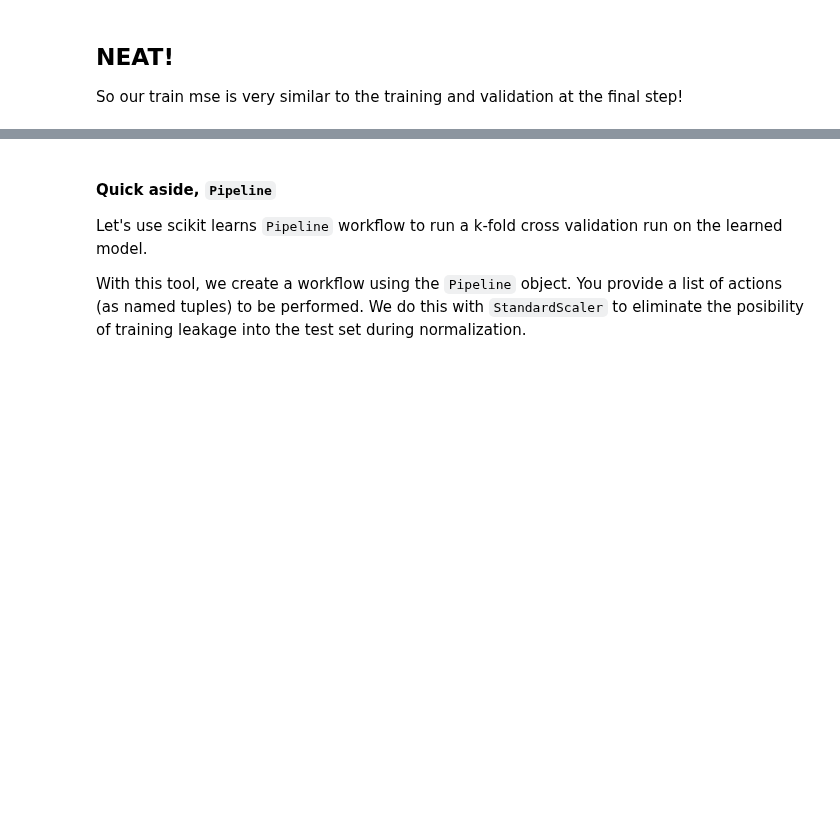
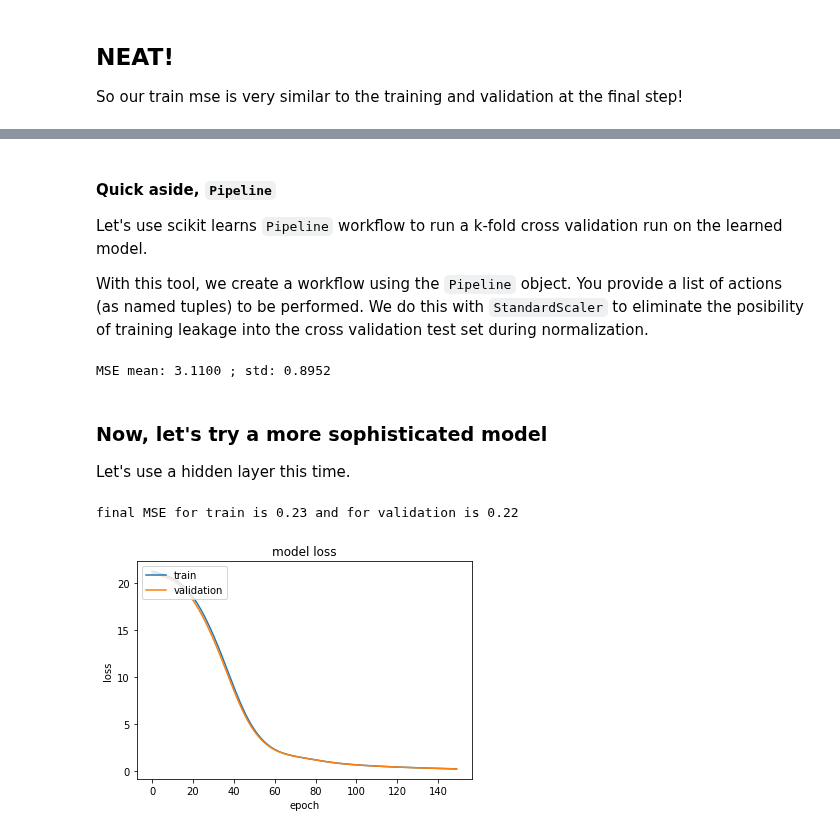
Before and after one commit to UWDIRECT/UWDIRECT.github.io, a Jupyter notebook: Wi18_content/DSMCER/slidegen/keras example.ipynb, the cells around one changed output, grey strips where cells are left out. Saved outputs shown, nothing was run; the diff lists cells and outputs as text; code cells hidden in the pictures; blank space fills up the shorter version.

```diff
--- a/Wi18_content/DSMCER/slidegen/keras example.ipynb
+++ b/Wi18_content/DSMCER/slidegen/keras example.ipynb
@@ -37,7 +39,7 @@ Y = df[['pce']].values
 # %% [markdown]
 Let's create the test / train split for these data using 80/20.  The `_pn` extension is related to the 'prenormalization' nature of the data.
 # %%
-X_train_pn, X_test_pn, y_train_pn, y_test_pn = train_test_split(X, Y,
+X_train_pn, X_test_pn, y_train, y_test = train_test_split(X, Y,
                                                     test_size=0.20,
                                                     random_state=seed)
 # %% [markdown]
@@ -146,13 +150,53 @@ print("Results: %.2f (%.2f) MSE" % (results.mean(), results.std()))
 
 Let's use scikit learns `Pipeline` workflow to run a k-fold cross validation run on the learned model.
 
-With this tool, we create a workflow using the `Pipeline` object.  You provide a list of actions (as named tuples) to be performed.  We do this with `StandardScaler` to eliminate the posibility of training leakage into the test set during normalization.
+With this tool, we create a workflow using the `Pipeline` object.  You provide a list of actions (as named tuples) to be performed.  We do this with `StandardScaler` to eliminate the posibility of training leakage into the cross validation test set during normalization.
 # %%
 estimators = []
 estimators.append(('standardize', StandardScaler()))
 estimators.append(('mlp', KerasRegressor(build_fn=simple_model,
-        epochs=1000, batch_size=25000, verbose=1)))
+        epochs=150, batch_size=25000, verbose=0)))
 pipeline = Pipeline(estimators)
 kfold = KFold(n_splits=10, random_state=seed)
-results = cross_val_score(pipeline, X_train, Y_train, cv=kfold)
-print('MSE mean: %.4f ; std: %.4f' % (results.mean(), results.std()))
+results = cross_val_score(pipeline, X_train, y_train, cv=kfold)
+print('MSE mean: %.4f ; std: %.4f' % (-1 * results.mean(), results.std()))
+# %% [output]
+MSE mean: 3.1100 ; std: 0.8952
+# %% [markdown]
+### Now, let's try a more sophisticated model
+
+Let's use a hidden layer this time.
+# %%
+def medium_model():
+    # assemble the structure
+    model = Sequential()
+    model.add(Dense(6, input_dim=6, kernel_initializer='normal', activation='relu'))
+    model.add(Dense(4, kernel_initializer='normal', activation='relu'))
+    model.add(Dense(1, kernel_initializer='normal'))
+    # compile the model
+    model.compile(loss='mean_squared_error', optimizer='adam')
+    return model
+# %%
+# initialize the andom seed as this is used to generate
+# the starting weights
+np.random.seed(seed)
+# create the NN framework
+estimator = KerasRegressor(build_fn=medium_model,
+        epochs=150, batch_size=25000, verbose=0)
+history = estimator.fit(X_train, y_train, validation_split=0.33, epochs=150,
+        batch_size=10000, verbose=0)
+print("final MSE for train is %.2f and for validation is %.2f" %
+      (history.history['loss'][-1], history.history['val_loss'][-1]))
+# %% [output]
+final MSE for train is 0.23 and for validation is 0.22
+# %%
+# summarize history for loss
+plt.plot(history.history['loss'])
+plt.plot(history.history['val_loss'])
+plt.title('model loss')
+plt.ylabel('loss')
+plt.xlabel('epoch')
+plt.legend(['train', 'validation'], loc='upper left')
+plt.show()
+# %% [output]
+[figure, added]
```
Also changed, not shown: parts of 5 cells of this notebook.
